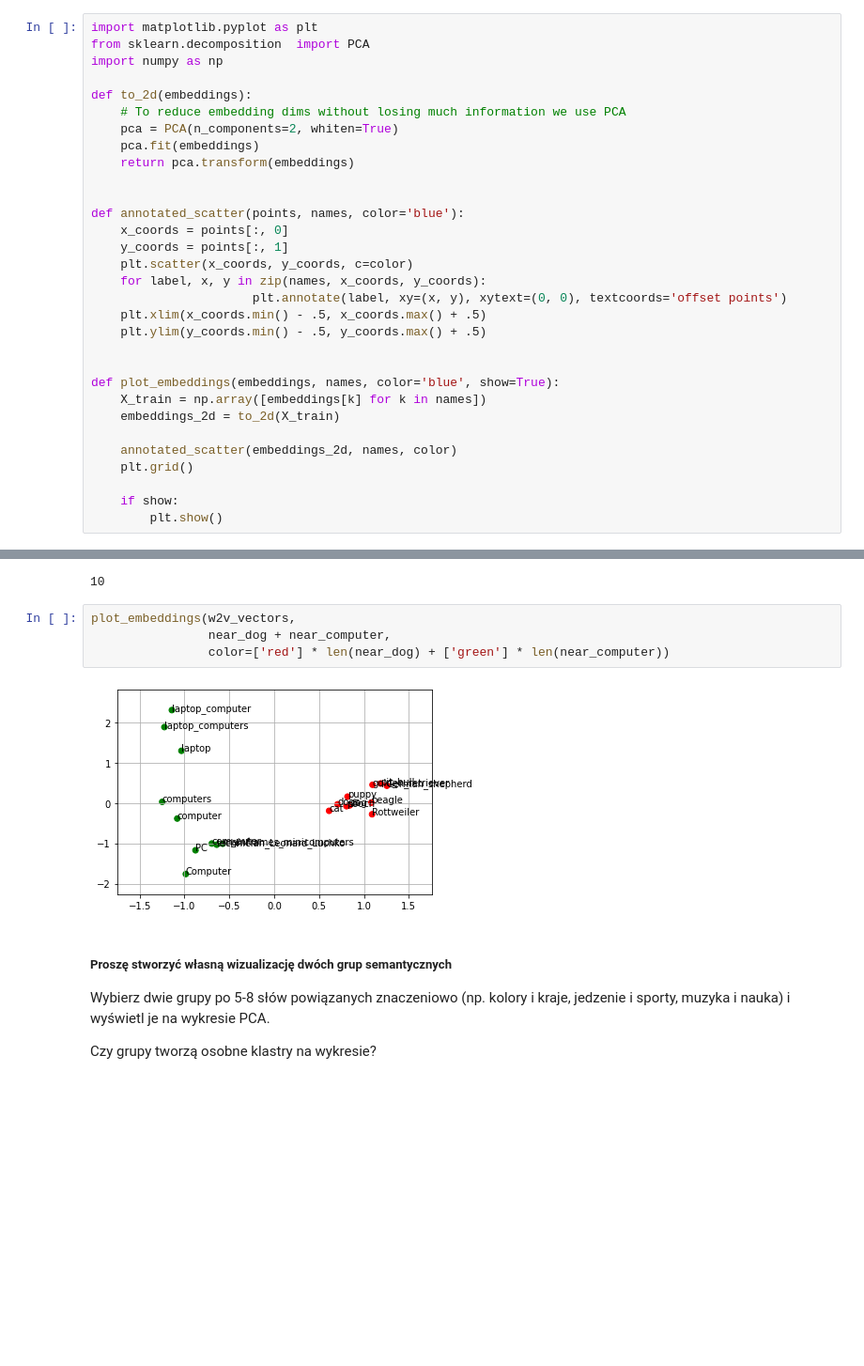
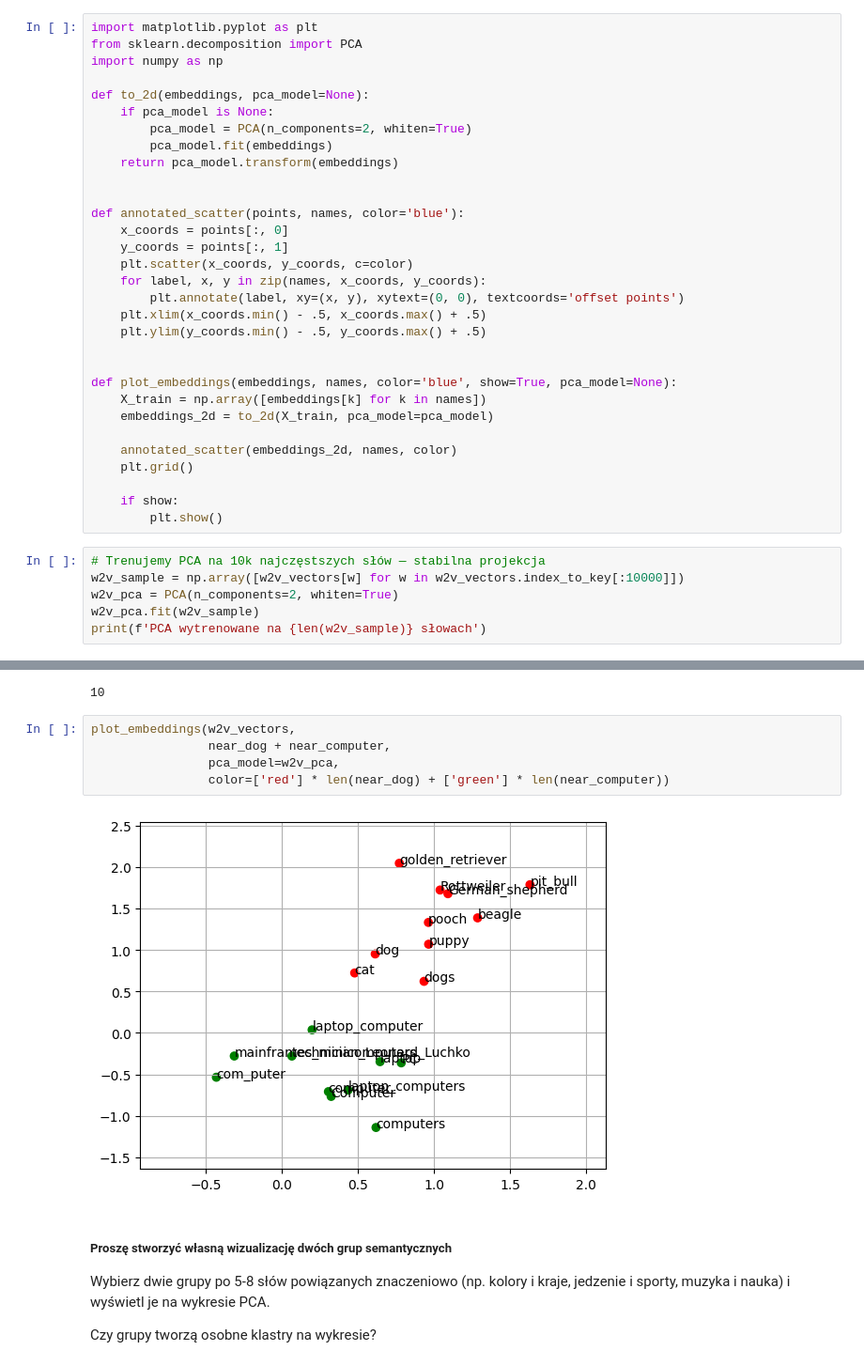
Before and after one commit to NXTRSS/MachineLearningCourse, a Jupyter notebook: Reprezentacja_tekstu.ipynb, the cells around one changed output, grey strips where cells are left out. Shown at 94% size. Cells and saved outputs as stored; diff of their text form; blank space fills up the shorter version.

```diff
--- a/Reprezentacja_tekstu.ipynb
+++ b/Reprezentacja_tekstu.ipynb
@@ -608,13 +910,13 @@ w2v_vectors['death'].shape
 # %%
 import matplotlib.pyplot as plt
-from sklearn.decomposition  import PCA
+from sklearn.decomposition import PCA
 import numpy as np
 
-def to_2d(embeddings):
-    # To reduce embedding dims without losing much information we use PCA
-    pca = PCA(n_components=2, whiten=True)
-    pca.fit(embeddings)
-    return pca.transform(embeddings)
+def to_2d(embeddings, pca_model=None):
+    if pca_model is None:
+        pca_model = PCA(n_components=2, whiten=True)
+        pca_model.fit(embeddings)
+    return pca_model.transform(embeddings)
 
 
 def annotated_scatter(points, names, color='blue'):
@@ -622,17 +924,23 @@ def annotated_scatter(points, names, color='blue'):
     y_coords = points[:, 1]
     plt.scatter(x_coords, y_coords, c=color)
     for label, x, y in zip(names, x_coords, y_coords):
-                      plt.annotate(label, xy=(x, y), xytext=(0, 0), textcoords='offset points')
+        plt.annotate(label, xy=(x, y), xytext=(0, 0), textcoords='offset points')
     plt.xlim(x_coords.min() - .5, x_coords.max() + .5)
     plt.ylim(y_coords.min() - .5, y_coords.max() + .5)
 
 
-def plot_embeddings(embeddings, names, color='blue', show=True):
+def plot_embeddings(embeddings, names, color='blue', show=True, pca_model=None):
     X_train = np.array([embeddings[k] for k in names])
-    embeddings_2d = to_2d(X_train)
+    embeddings_2d = to_2d(X_train, pca_model=pca_model)
 
     annotated_scatter(embeddings_2d, names, color)
     plt.grid()
 
     if show:
         plt.show()
+# %%
+# Trenujemy PCA na 10k najczęstszych słów — stabilna projekcja
+w2v_sample = np.array([w2v_vectors[w] for w in w2v_vectors.index_to_key[:10000]])
+w2v_pca = PCA(n_components=2, whiten=True)
+w2v_pca.fit(w2v_sample)
+print(f'PCA wytrenowane na {len(w2v_sample)} słowach')
@@ -645,9 +955,10 @@ len(near_computer)
 # %%
 plot_embeddings(w2v_vectors,
                 near_dog + near_computer,
+                pca_model=w2v_pca,
                 color=['red'] * len(near_dog) + ['green'] * len(near_computer))
 # %% [output]
-[figure, old version]
+[figure, new version]
 # %% [markdown]
 ##### Proszę stworzyć własną wizualizację dwóch grup semantycznych
 
```
Also changed, not shown: parts of 76 cells of this notebook, 2 other files.
